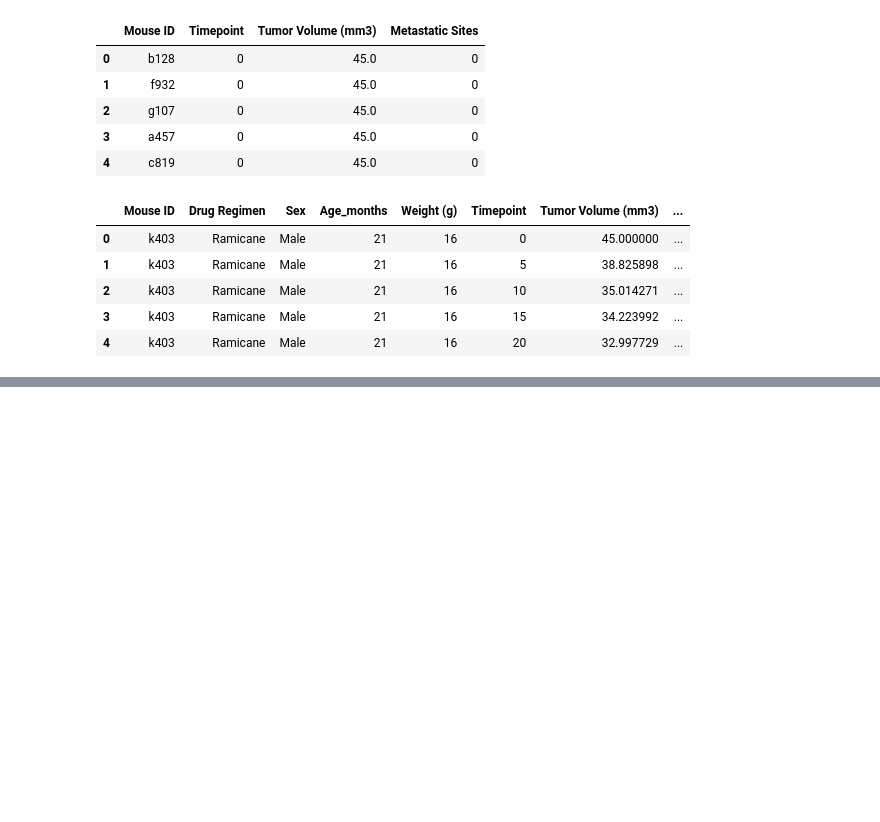
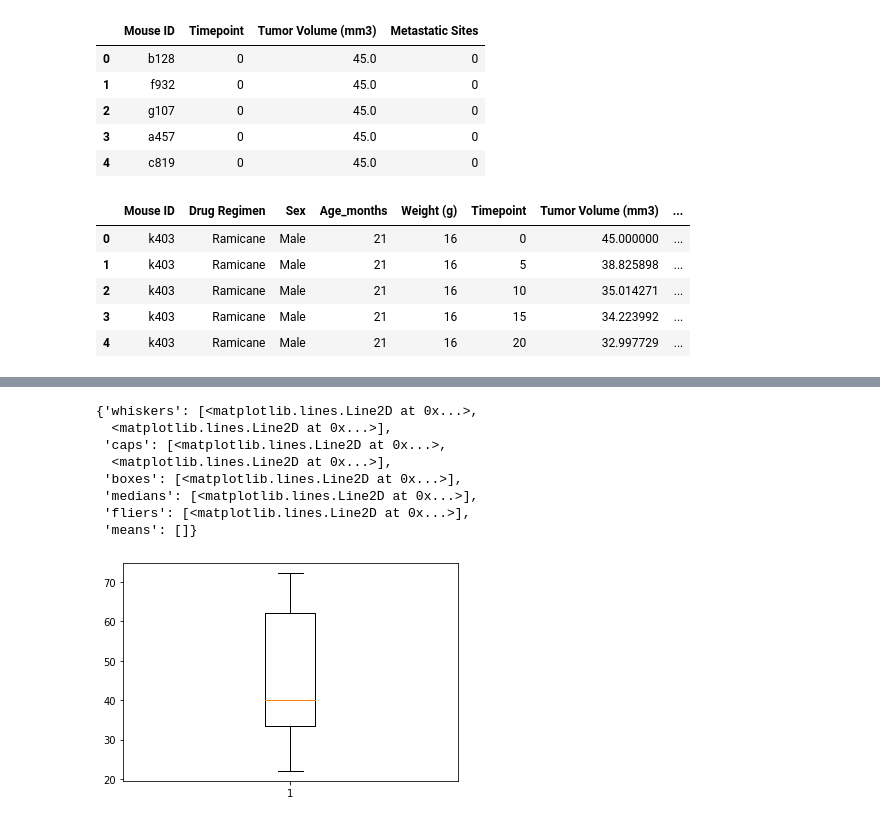
Before and after one commit to SteveZych/Matplotlib, a Jupyter notebook: Pymaceuticals/pymaceuticals.ipynb, the cells around one changed output, grey strips where cells are left out. Cells and saved outputs as stored; diff of their text form; code cells hidden in the pictures; blank space fills up the shorter version.

```diff
--- a/Pymaceuticals/pymaceuticals.ipynb
+++ b/Pymaceuticals/pymaceuticals.ipynb
@@ -60,7 +93,39 @@ TypeError: unsupported operand type(s) for /: 'str' and 'int'
 # %%
 #Calculate the final tumor volume of each mouse across four of the most promising treatment regimens:
 #Capomulin, Ramicane, Infubinol, and Ceftamin. Calculate the quartiles and IQR and
 #quantitatively determine if there are any potential outliers across all four treatment regimens.
+
+#Locate by Drug Name
+capomulin_df = df.loc[df["Drug Regimen"] == "Capomulin"]
+ramicane_df = df.loc[df["Drug Regimen"] == "Ramicane"]
+infubinol_df = df.loc[df["Drug Regimen"] == "Infubinol"]
+ceftamin_df = df.loc[df["Drug Regimen"] == "Ceftamin"]
+
+#Append each drug
+topFour_df = capomulin_df.append(ramicane_df).append(infubinol_df).append(ceftamin_df)
+
+#Locate by final timepoint
+topFour_df = topFour_df[topFour_df['Timepoint'] == 45]
+topFour_df = topFour_df[['Drug Regimen', 'Tumor Volume (mm3)']]
+finalVolume = topFour_df['Tumor Volume (mm3)']
+
+quartiles = finalVolume.quantile([0.25,0.5,0.75])
+lowerq = quartiles[0.25]
+upperq = quartiles[0.75]
+iqr = upperq - lowerq
+
+fig1, ax1 = plt.subplots()
+ax1.boxplot(finalVolume)
+# %% [output]
+{'whiskers': [<matplotlib.lines.Line2D at 0x...>,
+  <matplotlib.lines.Line2D at 0x...>],
+ 'caps': [<matplotlib.lines.Line2D at 0x...>,
+  <matplotlib.lines.Line2D at 0x...>],
+ 'boxes': [<matplotlib.lines.Line2D at 0x...>],
+ 'medians': [<matplotlib.lines.Line2D at 0x...>],
+ 'fliers': [<matplotlib.lines.Line2D at 0x...>],
+ 'means': []}
+[figure, added]
 # %%
 #Using Matplotlib, generate a box and whisker plot of the final tumor volume for all four treatment regimens and
 #highlight any potential outliers in the plot by changing their color and style.
```
Also changed, not shown: parts of 3 cells of this notebook.
